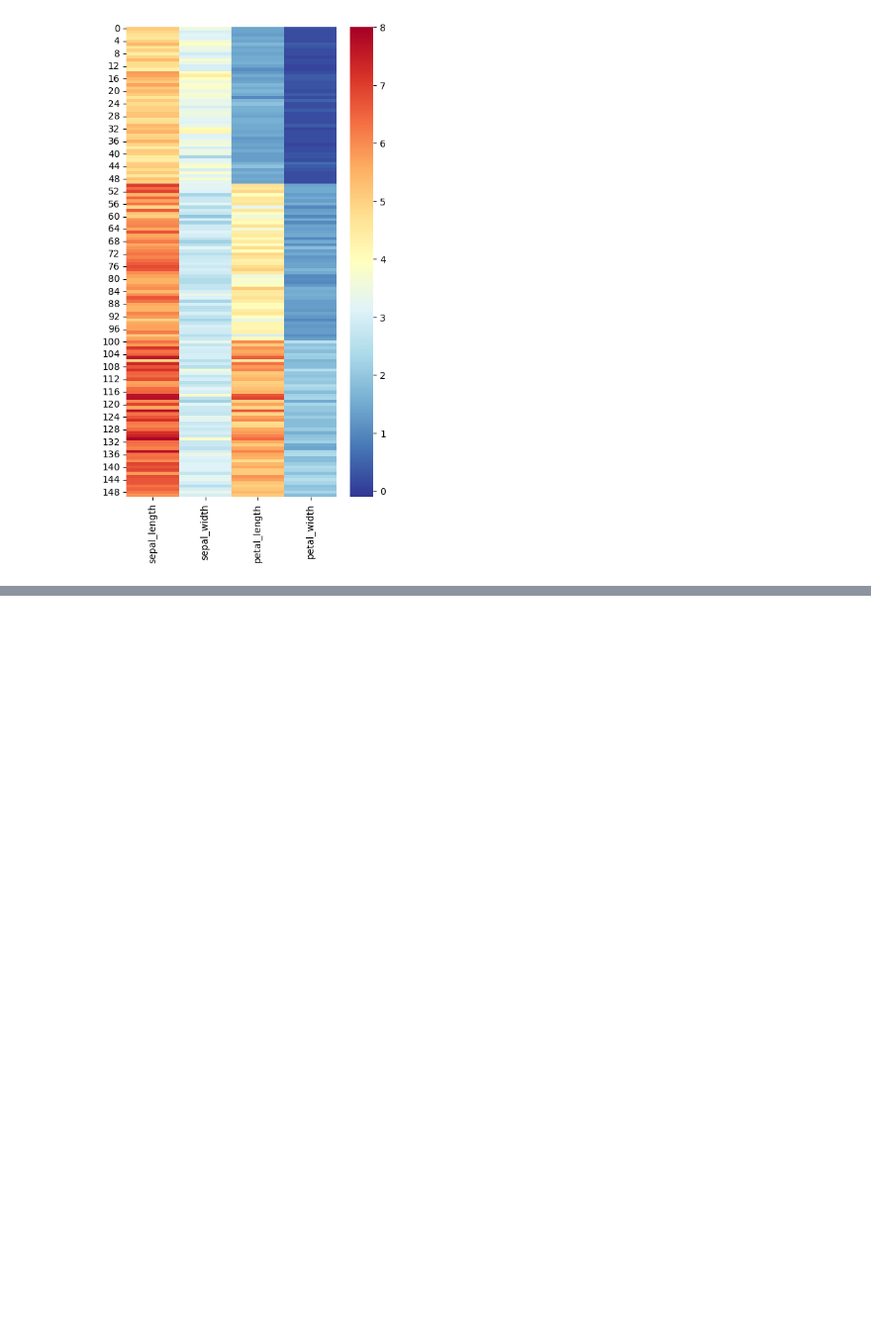
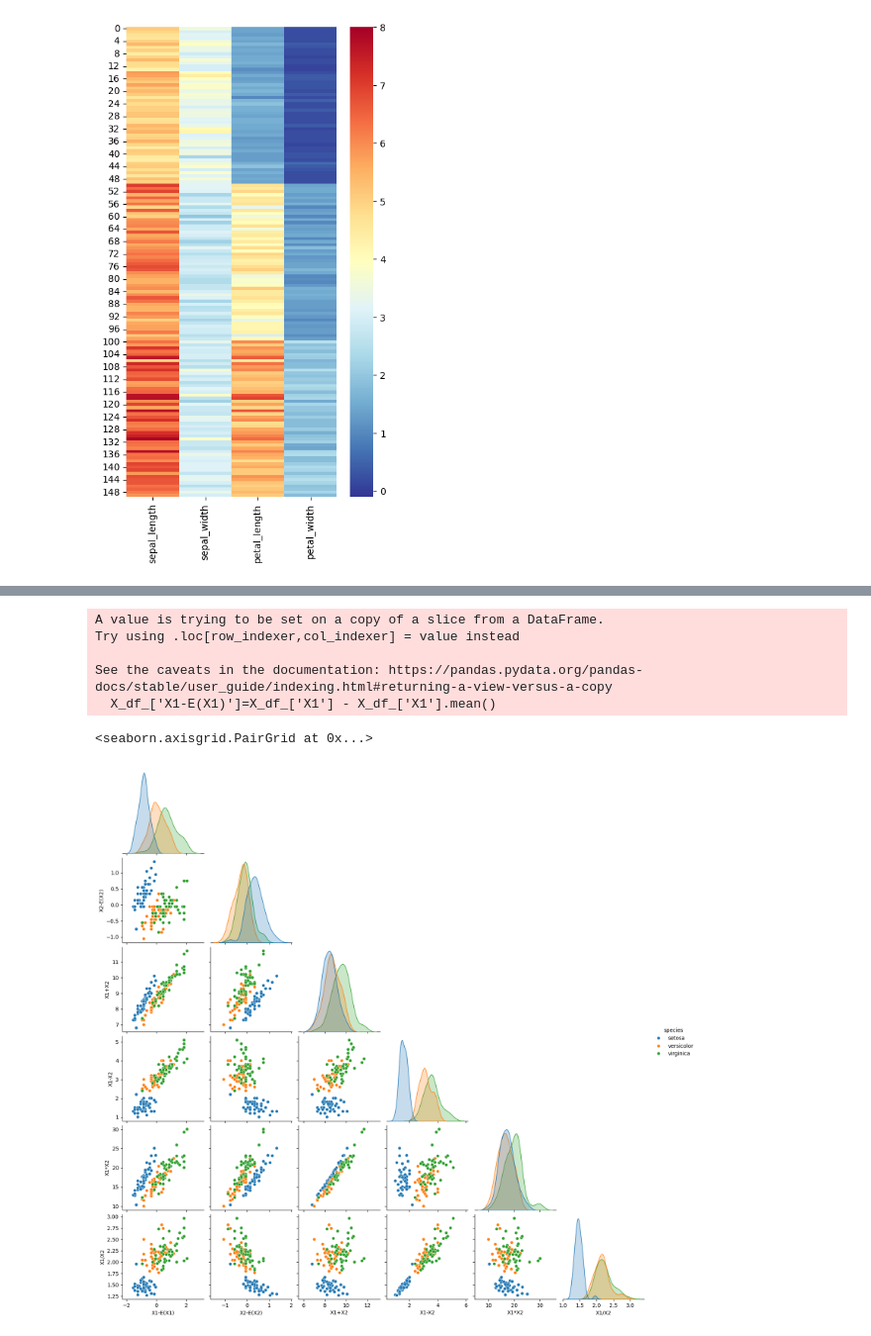
Before and after one commit to Arch-jyh/iris_books, a Jupyter notebook: book1/19/exersice.ipynb, the cells around one changed output, grey strips where cells are left out. Shown: that part at 99% size. Drawn from its saved outputs; the diff is of its cells as text; code cells hidden in the pictures; blank space fills up the shorter version.

```diff
--- a/book1/19/exersice.ipynb
+++ b/book1/19/exersice.ipynb
@@ -93,0 +151,31 @@ AttributeError: 'DataFrame' object has no attribute 'iteritems'
+# %%
+import seaborn as sns
+import pandas as pd
+
+iris_df = sns.load_dataset("iris")
+
+X_df = iris_df.copy()
+X_df.rename(columns = {'sepal_length':'X1',
+                         'sepal_width':'X2'},
+              inplace = True)
+X_df_ = X_df[['X1','X2','species']]
+
+#数据运算并添加
+X_df_['X1-E(X1)']=X_df_['X1'] - X_df_['X1'].mean()
+X_df_['X2-E(X2)']=X_df_['X2'] - X_df_['X2'].mean()
+X_df_['X1+X2']=X_df_['X1'] + X_df_['X2']
+X_df_['X1-X2']=X_df_['X1'] - X_df_['X2']
+X_df_['X1*X2']=X_df_['X1'] * X_df_['X2']
+X_df_['X1/X2']=X_df_['X1'] / X_df_['X2']
+
+X_df_.drop(['X1','X2'],axis=1,inplace=True)
+
+sns.pairplot(X_df_,corner=True,hue='species')
+# %% [output]
+A value is trying to be set on a copy of a slice from a DataFrame.
+Try using .loc[row_indexer,col_indexer] = value instead
+
+See the caveats in the documentation: https://pandas.pydata.org/pandas-docs/stable/user_guide/indexing.html#returning-a-view-versus-a-copy
+  X_df_['X1-E(X1)']=X_df_['X1'] - X_df_['X1'].mean()
+<seaborn.axisgrid.PairGrid at 0x...>
+[figure, added]
```
Also changed, not shown: parts of 11 cells of this notebook, 4 other files.
